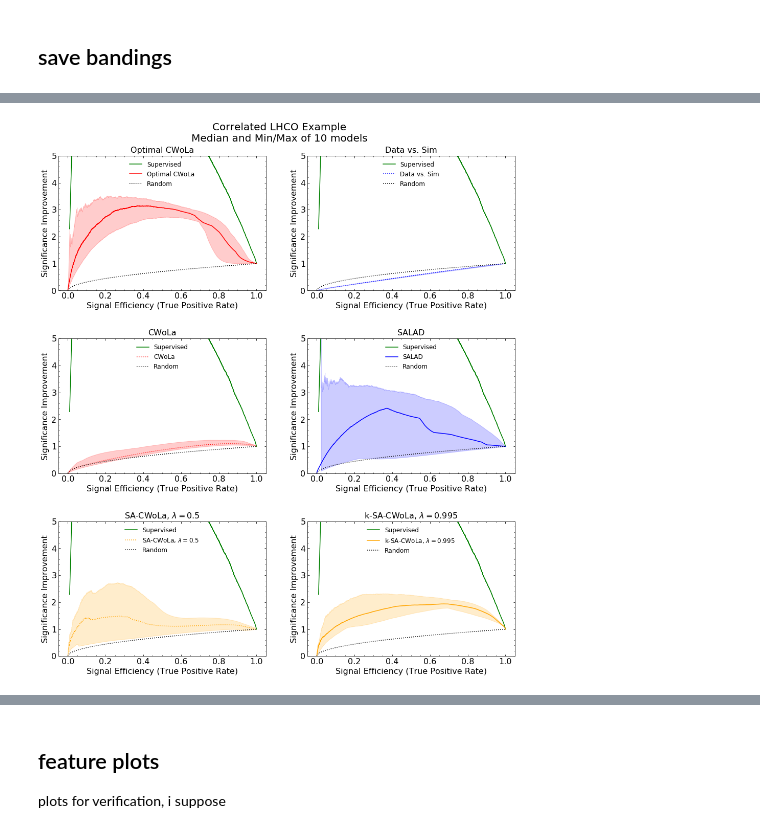
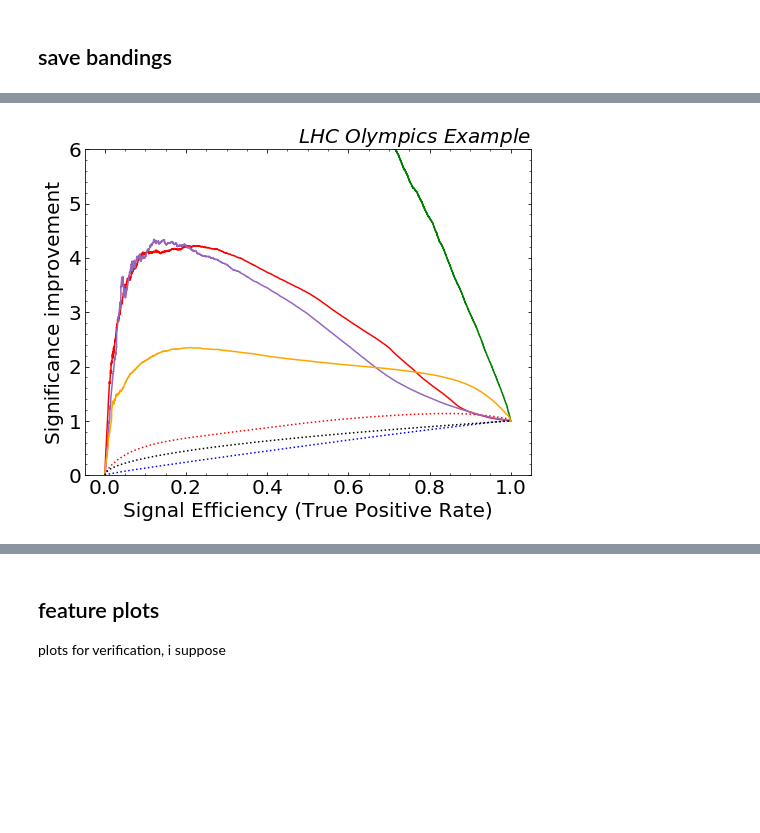
Before and after one commit to bnachman/DCTRHunting, a Jupyter notebook: CWoLaSimulationAssistedDecorrelationCorrelated.ipynb, the cells around one changed output, grey strips where cells are left out. Cells and saved outputs as stored; diff of their text form; code cells hidden in the pictures; blank space fills up the shorter version.

Commit message:
update plots to final paper form

```diff
--- a/CWoLaSimulationAssistedDecorrelationCorrelated.ipynb
+++ b/CWoLaSimulationAssistedDecorrelationCorrelated.ipynb
@@ -591,7 +599,7 @@ lambda = N_data_SR/N_sim_SR
 # %%
 #Next is SA-CWoLa
 
-myklambda = np.round(len(SR_background_data)/len(SR_background_sim), 3)
+myklambda = 1 #np.round(len(SR_background_data)/len(SR_background_sim), 3)
 
 ksacwola_rocs = pd.DataFrame(columns=['fpr', 'tpr'])
 
@@ -853,16 +806,13 @@ if LOAD:
         bands = pickle.load(f)
         tpr_pts = np.linspace(0, 1, 10000)
 
-        dvsim_med, ocwola_med, cwola_med, SALAD_med, sacwola_med, ksacwola_med = [x[1] for x in bands.values()]
-#         bands['SALAD'][-1]['color'] = 'blue'
 else:
-    bands = {'ocwola': (ocwola_max, ocwola_med, ocwola_min, ocwola_mean, ocwola_std, {'label':'Optimal CWoLa', 'color':'red'}),
-             'dvsim': (dvsim_max, dvsim_med, dvsim_min, dvsim_mean, dvsim_std, {'label':'Data vs. Sim', 'color':'blue', 'ls':':'}),
-             'cwola': (cwola_max, cwola_med, cwola_min, cwola_mean, cwola_std, {'label':'CWoLa', 'color':'red', 'ls':':'}),
-            'SALAD': (SALAD_max, SALAD_med, SALAD_min, SALAD_mean, SALAD_std, {'label':'SALAD', 'color':'blue'}),
-            'sacwola': (sacwola_max, sacwola_med, sacwola_min, sacwola_mean, sacwola_std, {'label':"SA-CWoLa, $\lambda = {}$".format(mylambda), 'color':'orange', 'ls':':'}),
-            'ksacwola': (ksacwola_max, ksacwola_med, ksacwola_min, ksacwola_mean, ksacwola_std, {'label':"k-SA-CWoLa, $\lambda = {}$".format(myklambda), 'color':'orange'})
-
+    bands = {'ocwola': (ocwola_max, ocwola_med, ocwola_min, ocwola_mean, ocwola_std, ocwola_smean, ocwola_sstd, {'label':'Optimal CWoLa', 'color':'red'}),
+             'dvsim': (dvsim_max, dvsim_med, dvsim_min, dvsim_mean, dvsim_std, dvsim_smean, dvsim_sstd, {'label':'Data vs. Sim', 'color':'blue', 'ls':':'}),
+             'cwola': (cwola_max, cwola_med, cwola_min, cwola_mean, cwola_std, cwola_smean, cwola_sstd, {'label':'CWoLa', 'color':'red', 'ls':':'}),
+            'SALAD': (SALAD_max, SALAD_med, SALAD_min, SALAD_mean, SALAD_std, SALAD_smean, SALAD_sstd, {'label':'SALAD', 'color':'tab:purple'}),
+            'old-sacwola': (sacwola_max, sacwola_med, sacwola_min, sacwola_mean, sacwola_std, sacwola_smean, sacwola_sstd, {'label':"old-SA-CWoLa, $\lambda = {}$".format(mylambda), 'color':'orange', 'ls':':'}),
+            'sacwola': (ksacwola_max, ksacwola_med, ksacwola_min, ksacwola_mean, ksacwola_std, ksacwola_smean, ksacwola_sstd, {'label':"SA-CWoLa, $\lambda = {}$".format(myklambda), 'color':'orange'})
             }
 if SAVE:
     with open(band_path, 'wb') as f:
@@ -923,53 +861,44 @@ plt.savefig('plots/lhco/separate_corr.pdf', bbox_inches='tight', padinches=0)
 # %%
- # Plot individual bands
+# Plot without banding
+mylambda=.5
+myklambda = 1 #np.round(len(SR_background_data)/len(SR_background_sim), 3)
 
-STD = False
+ERR = False
 
-fig = plt.figure(figsize=(16, 18))
-gs = gridspec.GridSpec(5, 2, height_ratios=[1, 0.1, 1, .1, 1])
+fig = plt.figure(figsize=(8, 6))
+gs = gridspec.GridSpec(1, 1, height_ratios=[1])
+ax0 = plt.subplot(gs[0])
+ax0.yaxis.set_ticks_position('both')
+ax0.xaxis.set_ticks_position('both')
+ax0.tick_params(direction="in",which="both")
+ax0.minorticks_on()
+plt.xticks(fontsize=20)
+plt.yticks(fontsize=20)
 
+# plt.yscale("log")
+plt.ylim([0, 6])
 
+plt.plot(tpr_sup,tpr_sup/np.sqrt(fpr_sup),label="Supervised",color='green')
+# plt.plot(tpr_sup1d,1./fpr_sup1d,label="Supervised ($x_1$ only)",color='green',ls=":",linewidth=5)
 
-for i, key in enumerate(bands):
-    row = 2 * math.floor(i / 2)
-    col = i % 2
+for band in bands:
+    if band != 'old-sacwola':
+        mu,std = bands[band][5:7]
+        plt.plot(tpr_pts, tpr_pts*mu, **bands[band][-1])
+#         if ERR:
+#             plt.fill_between(tpr_pts, tpr_pts*np.sqrt(lower), tpr_pts*np.sqrt(upper), alpha=.2, **bands[band][-1])
+plt.plot(tpr_sup,tpr_sup/np.sqrt(tpr_sup),color="black",ls=":",label="Random")
 
-    ax0 = plt.subplot(gs[row, col])
+plt.xlabel(r'Signal Efficiency (True Positive Rate)',fontsize=20)
+plt.ylabel(r"Significance improvement",fontsize=20)
+# plt.legend(frameon=False,fontsize=15,loc="upper right")
+plt.title('$LHC$ $Olympics$ $Example$', loc='right', fontsize=20)
 
+# plt.title("Correlated LHCO Example\n(Median of {} models)".format(n_injections),fontsize=20,)
+plt.savefig('plots/lhco/combined_relsigs_corr.pdf', pdf=True, bbox_inches='tight')
+plt.savefig('plots/lhco/combined_relsigs_corr.png', pdf=False, bbox_inches='tight')
 
-    ax0.yaxis.set_ticks_position('both')
-    ax0.xaxis.set_ticks_position('both')
-    ax0.tick_params(direction="in",which="both")
-    ax0.minorticks_on()
-    plt.xticks(fontsize=16)
-    plt.yticks(fontsize=16)
-
-#     plt.yscale("log")
-    plt.ylim([0, 5])
-
-    line_max, line_med, line_min,  opt = bands[key]
-
-    plt.plot(tpr_sup,tpr_sup/np.sqrt(fpr_sup),label="Supervised",color='green')
-#     plt.plot(tpr_sup1d,1./fpr_sup1d,label="Supervised ($x_1$ only)",color='green',ls=":",linewidth=5)
-
-    if STD:
-        plt.plot(tpr_pts, tpr_pts*np.sqrt(line_mean), **opt)
-        plt.fill_between(tpr_pts, tpr_pts*np.sqrt(line_mean) - tpr*pts*np.sqrt(line_std), tpr*pts*np.sqrt(line_mean) + tpr*pts*np.sqrt(line_std), color=opt['color'], alpha=0.2)
-    else:
-        plt.plot(tpr_pts, tpr_pts*np.sqrt(line_med), **opt)
-        plt.fill_between(tpr_pts, tpr_pts*np.sqrt(line_max), tpr_pts*np.sqrt(line_min), color=opt['color'], alpha=0.2)
-
-    plt.plot(tpr_sup,tpr_sup/np.sqrt(tpr_sup),color="black",ls=":",label="Random")
-
-    plt.xlabel(r'Signal Efficiency (True Positive Rate)',fontsize=16)
-    plt.ylabel(r"Significance Improvement",fontsize=16)
-    plt.legend(frameon=False,fontsize=12,loc="upper center")
-
-    plt.title(opt['label'], fontsize=16)
-#  + ', '.join(column_labels)
-fig.suptitle("Correlated LHCO Example\nMedian and Min/Max of {} models".format(n_injections),fontsize=20,y=.93)
-
-plt.savefig('plots/lhco/separate_relsigs_corr.png', bbox_inches='tight', padinches=0)
-plt.savefig('plots/lhco/separate_relsigs_corr.pdf', bbox_inches='tight', padinches=0)
+# plt.savefig('plots/imperfect_sim_averaged_5/toy_lambda_50.png', bbox_inches='tight', padinches=0)
+# plt.savefig('plots/imperfect_sim_averaged_5/toy_lambda_50.pdf', bbox_inches='tight', padinches=0)
 # %% [output]
-[figure, old version]
+[figure, new version]
```
Also changed, not shown: parts of 7 cells of this notebook, 9 other files.
